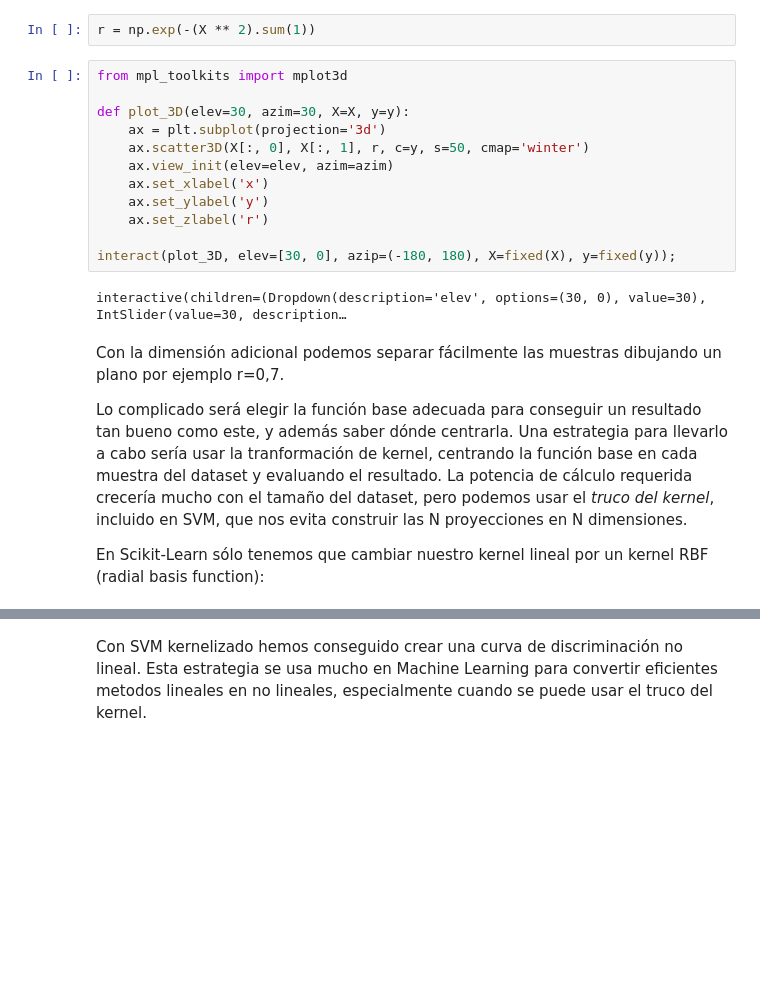
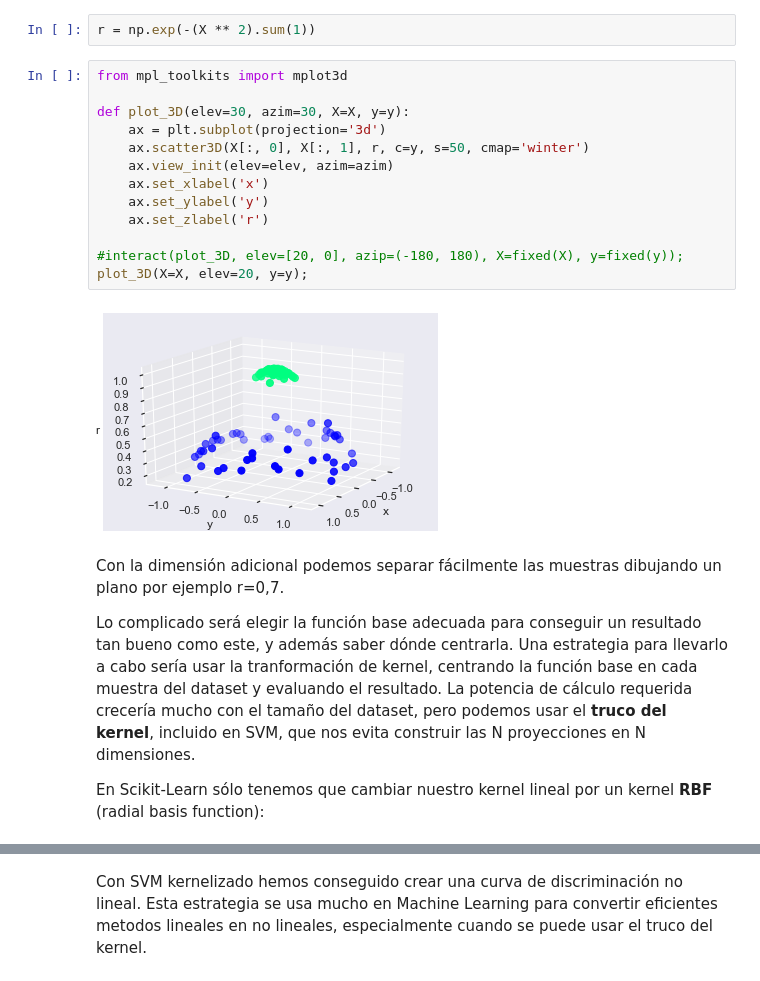
Before and after one commit to pyjaime/ml-sklearn, a Jupyter notebook: ml_sklearn_algorithms_es.ipynb, the cells around one changed output, grey strips where cells are left out. Cells and saved outputs as stored; diff of their text form; blank space fills up the shorter version.

Commit message:
Review annotations and missing graph

```diff
--- a/ml_sklearn_algorithms_es.ipynb
+++ b/ml_sklearn_algorithms_es.ipynb
@@ -417,23 +417,24 @@ r = np.exp(-(X ** 2).sum(1))
 # %%
 from mpl_toolkits import mplot3d
 
 def plot_3D(elev=30, azim=30, X=X, y=y):
     ax = plt.subplot(projection='3d')
     ax.scatter3D(X[:, 0], X[:, 1], r, c=y, s=50, cmap='winter')
     ax.view_init(elev=elev, azim=azim)
     ax.set_xlabel('x')
     ax.set_ylabel('y')
     ax.set_zlabel('r')
 
-interact(plot_3D, elev=[30, 0], azip=(-180, 180), X=fixed(X), y=fixed(y));
+#interact(plot_3D, elev=[20, 0], azip=(-180, 180), X=fixed(X), y=fixed(y));
+plot_3D(X=X, elev=20, y=y);
 # %% [output]
-interactive(children=(Dropdown(description='elev', options=(30, 0), value=30), IntSlider(value=30, description…
+[figure, added]
 # %% [markdown]
 Con la dimensión adicional podemos separar fácilmente las muestras dibujando un plano por ejemplo r=0,7.
 
-Lo complicado será elegir la función base adecuada para conseguir un resultado tan bueno como este, y además saber dónde centrarla. Una estrategia para llevarlo a cabo sería usar la tranformación de kernel, centrando la función base en cada muestra del dataset y evaluando el resultado. La potencia de cálculo requerida crecería mucho con el tamaño del dataset, pero podemos usar el *truco del kernel*, incluido en SVM, que nos evita construir las N proyecciones en N dimensiones.
+Lo complicado será elegir la función base adecuada para conseguir un resultado tan bueno como este, y además saber dónde centrarla. Una estrategia para llevarlo a cabo sería usar la tranformación de kernel, centrando la función base en cada muestra del dataset y evaluando el resultado. La potencia de cálculo requerida crecería mucho con el tamaño del dataset, pero podemos usar el **truco del kernel**, incluido en SVM, que nos evita construir las N proyecciones en N dimensiones.
 
-En Scikit-Learn sólo tenemos que cambiar nuestro kernel lineal por un kernel RBF (radial basis function):
+En Scikit-Learn sólo tenemos que cambiar nuestro kernel lineal por un kernel **RBF** (radial basis function):
 # %%
 clf = SVC(kernel='rbf', gamma='auto', C=1E6).fit(X, y)
 
```
Also changed, not shown: parts of 25 cells of this notebook.
